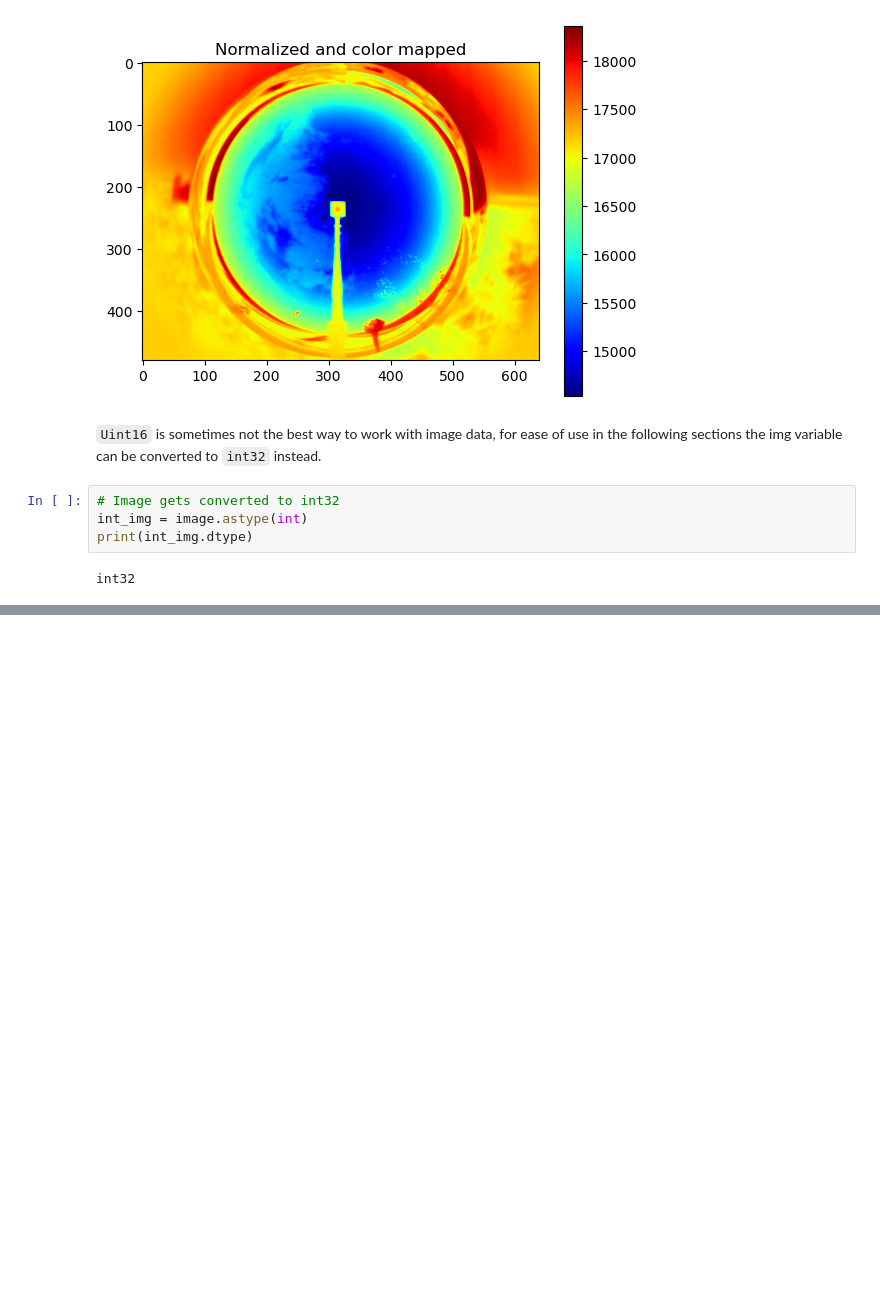
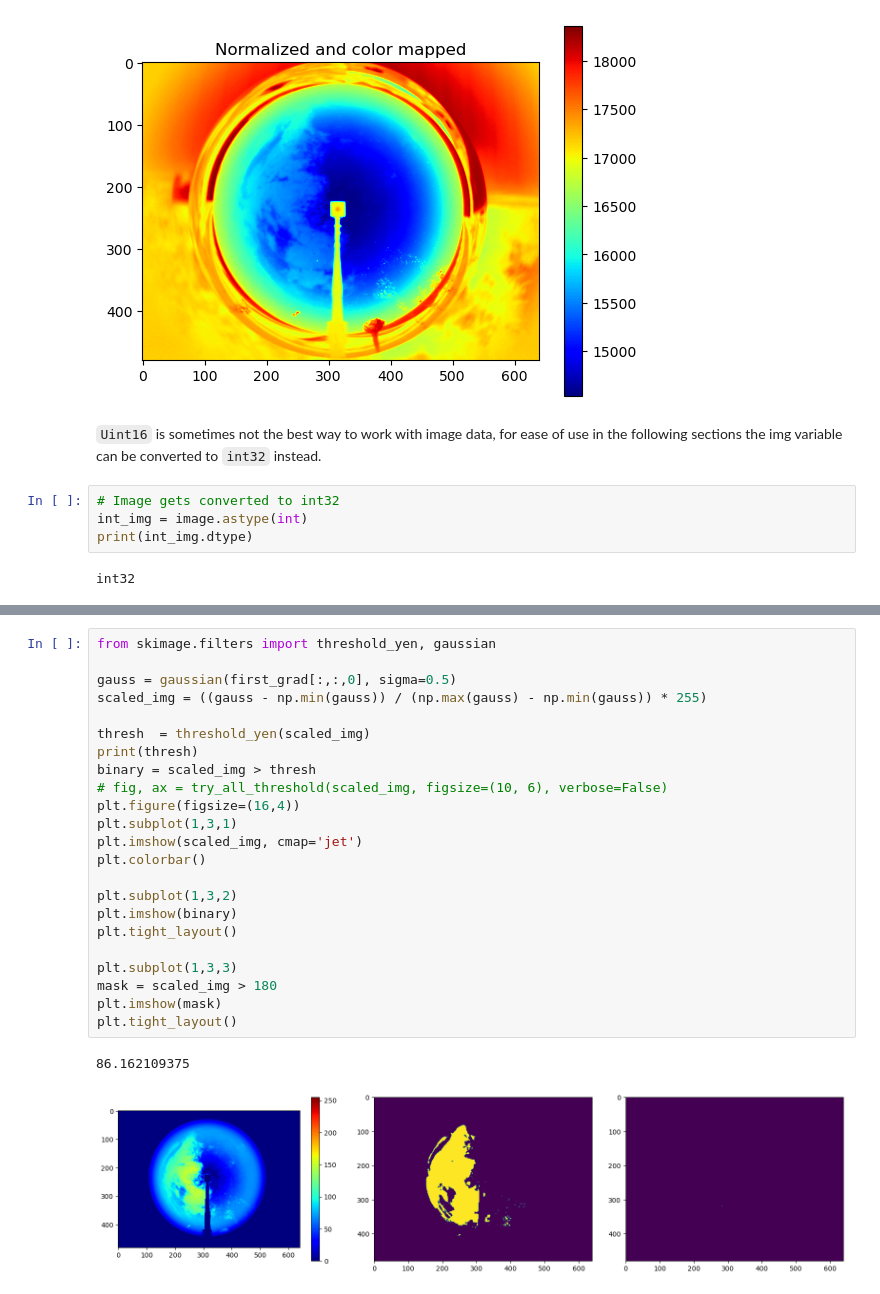
Before and after one commit to rodhervan/SkyImFeatures, a Jupyter notebook: Final_document.ipynb, the cells around one changed output, grey strips where cells are left out. Cells and saved outputs as stored; diff of their text form; blank space fills up the shorter version.

```diff
--- a/Final_document.ipynb
+++ b/Final_document.ipynb
@@ -71,0 +154,26 @@ plt.colorbar()
+# %%
+from skimage.filters import threshold_yen, gaussian
+
+gauss = gaussian(first_grad[:,:,0], sigma=0.5)
+scaled_img = ((gauss - np.min(gauss)) / (np.max(gauss) - np.min(gauss)) * 255)
+
+thresh  = threshold_yen(scaled_img)
+print(thresh)
+binary = scaled_img > thresh
+# fig, ax = try_all_threshold(scaled_img, figsize=(10, 6), verbose=False)
+plt.figure(figsize=(16,4))
+plt.subplot(1,3,1)
+plt.imshow(scaled_img, cmap='jet')
+plt.colorbar()
+
+plt.subplot(1,3,2)
+plt.imshow(binary)
+plt.tight_layout()
+
+plt.subplot(1,3,3)
+mask = scaled_img > 180
+plt.imshow(mask)
+plt.tight_layout()
+# %% [output]
+86.162109375
+[figure, added]
```
Also changed, not shown: parts of 18 cells of this notebook.
